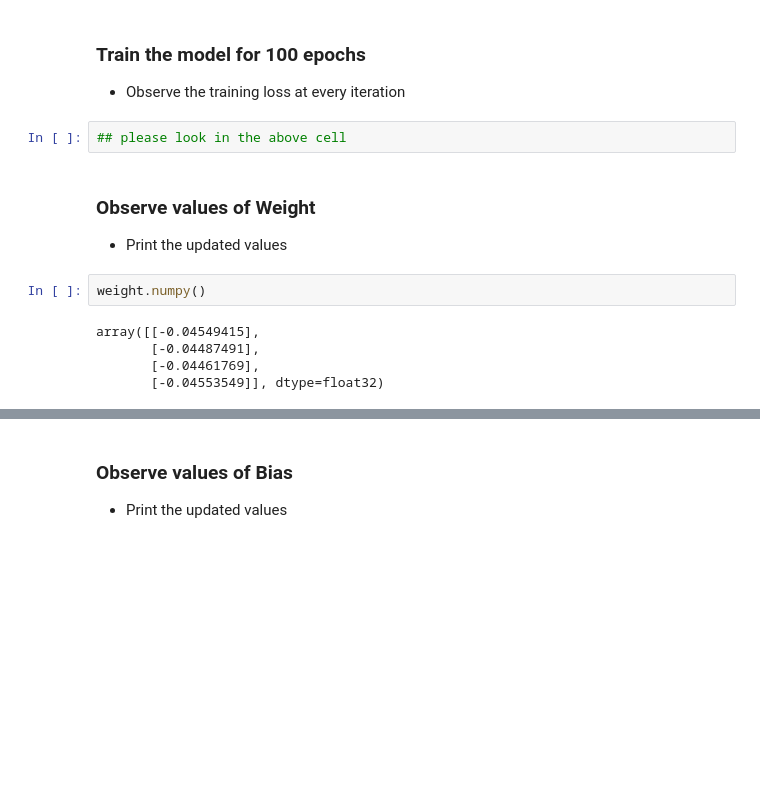
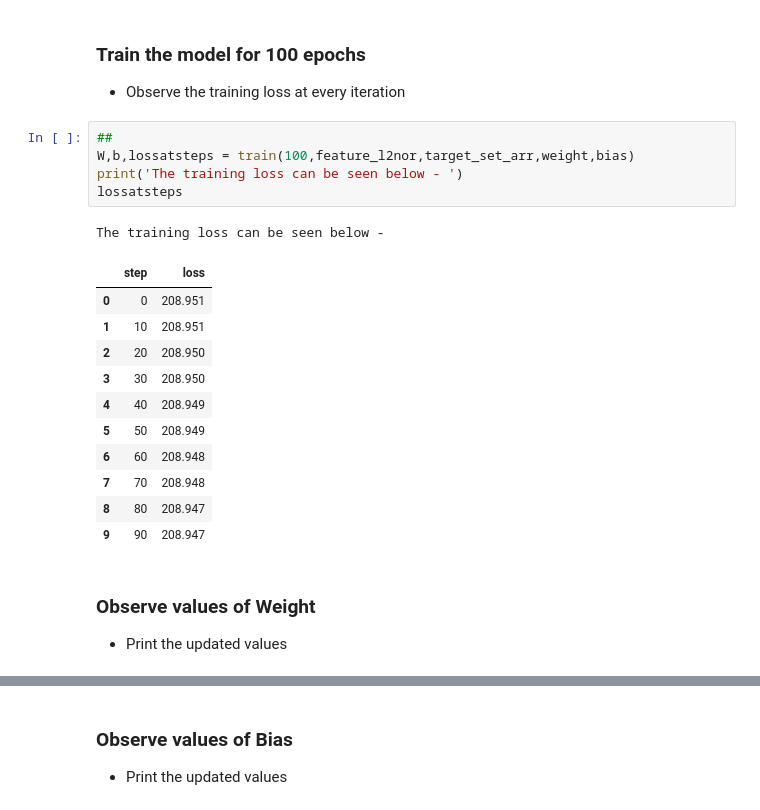
Before and after one commit to GreatLearningAIML1/bangalore-aug19-batch-sandipanbasu, a Jupyter notebook: residency-6/Questions - Internal - R6 AIML Labs .ipynb, the cells around one changed output, grey strips where cells are left out. Saved outputs shown, nothing was run; the diff lists cells and outputs as text; blank space fills up the shorter version.

```diff
--- a/residency-6/Questions - Internal - R6 AIML Labs .ipynb
+++ b/residency-6/Questions - Internal - R6 AIML Labs .ipynb
@@ -463,15 +463,24 @@ W : [[-0.04549415]
 # %% [markdown]
 ### Train the model for 100 epochs
 - Observe the training loss at every iteration
-# %%
-## please look in the above cell
+# %%
+##
+W,b,lossatsteps = train(100,feature_l2nor,target_set_arr,weight,bias)
+print('The training loss can be seen below - ')
+lossatsteps
+# %% [output]
+The training loss can be seen below -
+|  | step | loss |
+| 0 | 0 | 208.951 |
+| 1 | 10 | 208.951 |
+| 2 | 20 | 208.950 |
+| 3 | 30 | 208.950 |
+| 4 | 40 | 208.949 |
+| 5 | 50 | 208.949 |
+| 6 | 60 | 208.948 |
+| 7 | 70 | 208.948 |
+| 8 | 80 | 208.947 |
+| 9 | 90 | 208.947 |
 # %% [markdown]
 ### Observe values of Weight
 - Print the updated values
-# %%
-weight.numpy()
-# %% [output]
-array([[-0.04549415],
-       [-0.04487491],
-       [-0.04461769],
-       [-0.04553549]], dtype=float32)
```
Also changed, not shown: parts of 4 cells of this notebook.
